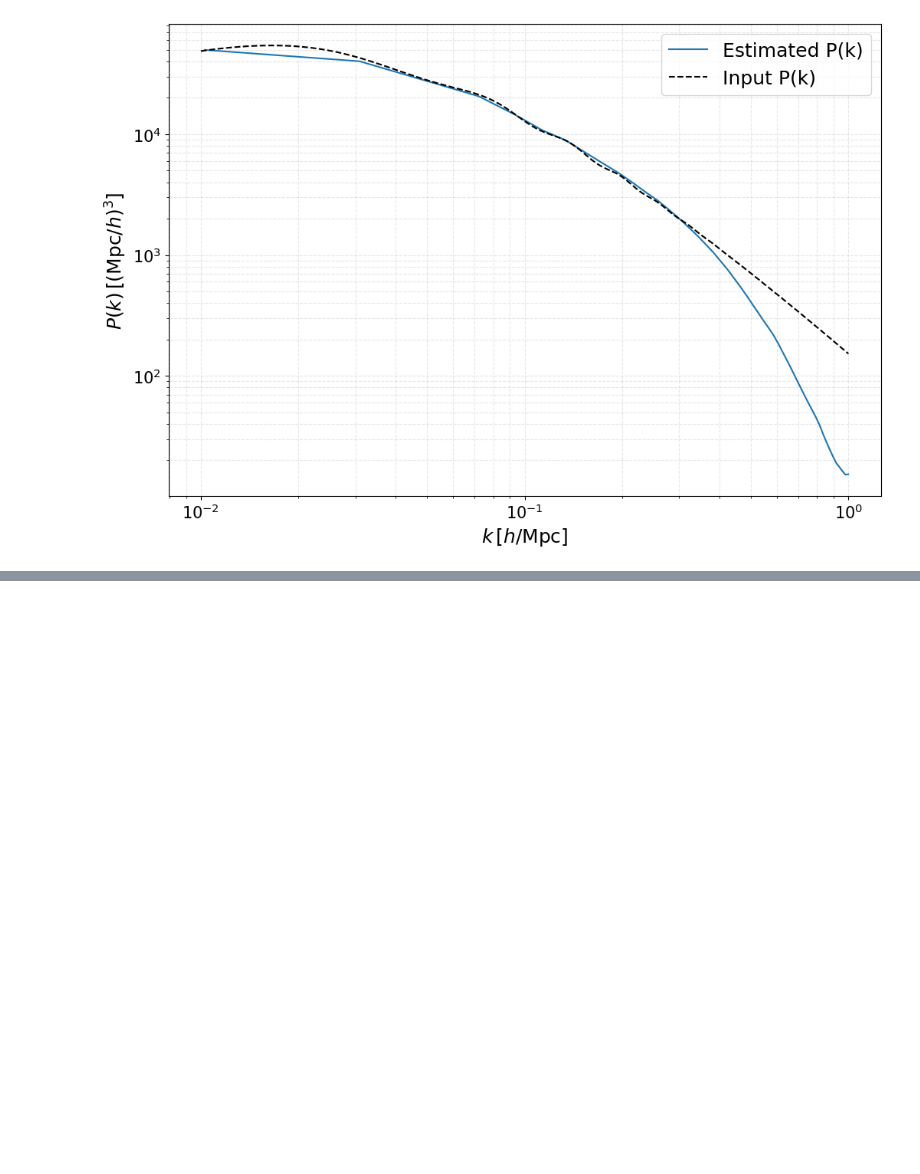
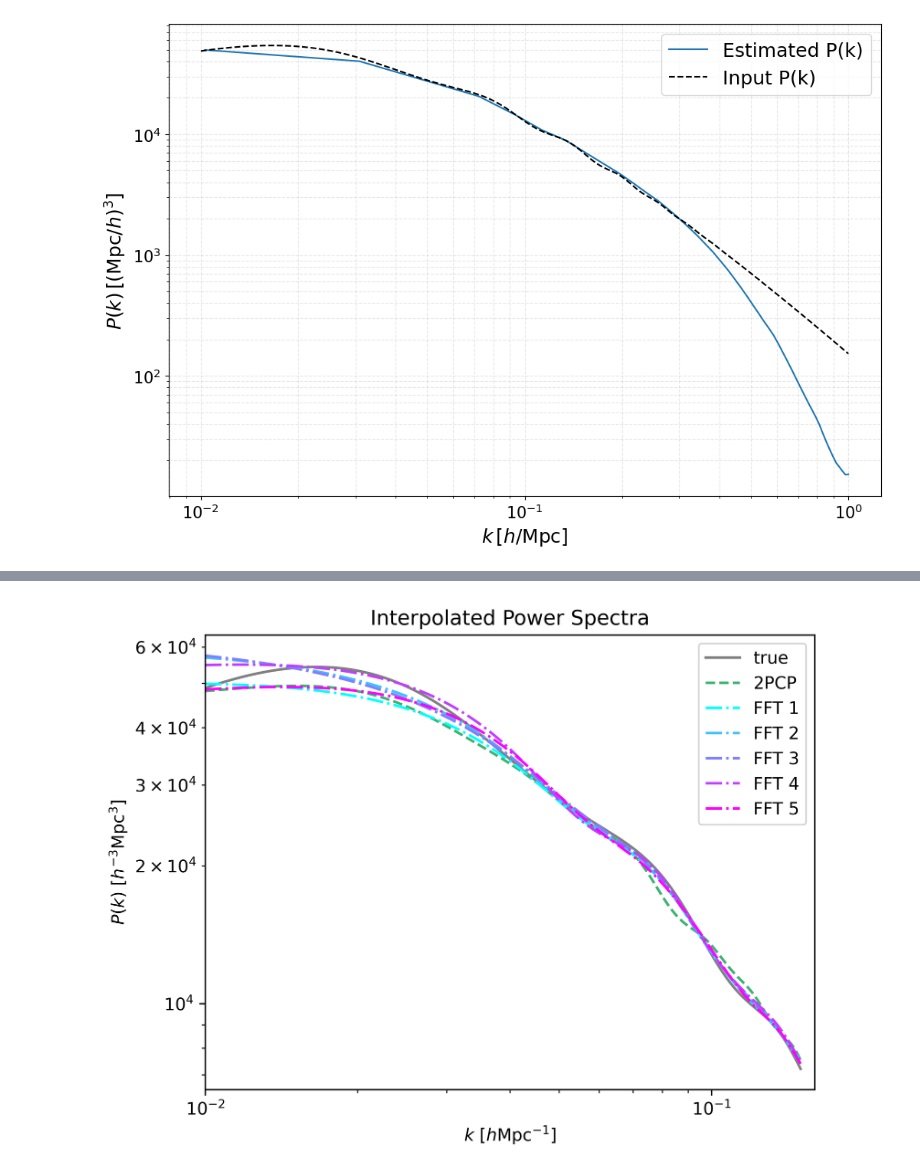
Before and after one commit to ua-2025q3-astr501-513/p1-the-cosmological-entity, a Jupyter notebook: presentation.ipynb, the cells around one changed output, grey strips where cells are left out. Cells and saved outputs as stored; diff of their text form; code cells hidden in the pictures; blank space fills up the shorter version.

```diff
--- a/presentation.ipynb
+++ b/presentation.ipynb
@@ -457,0 +481,5 @@ display(IFrame("results/powerspectrum.pdf", width=800, height=600))
+# %%
+from IPython.display import Image, display
+display(Image("results/interpolated_powerspectrum.png", width=800, height=600))
+# %% [output]
+[figure, added]
```
Also changed, not shown: parts of 13 cells of this notebook.
